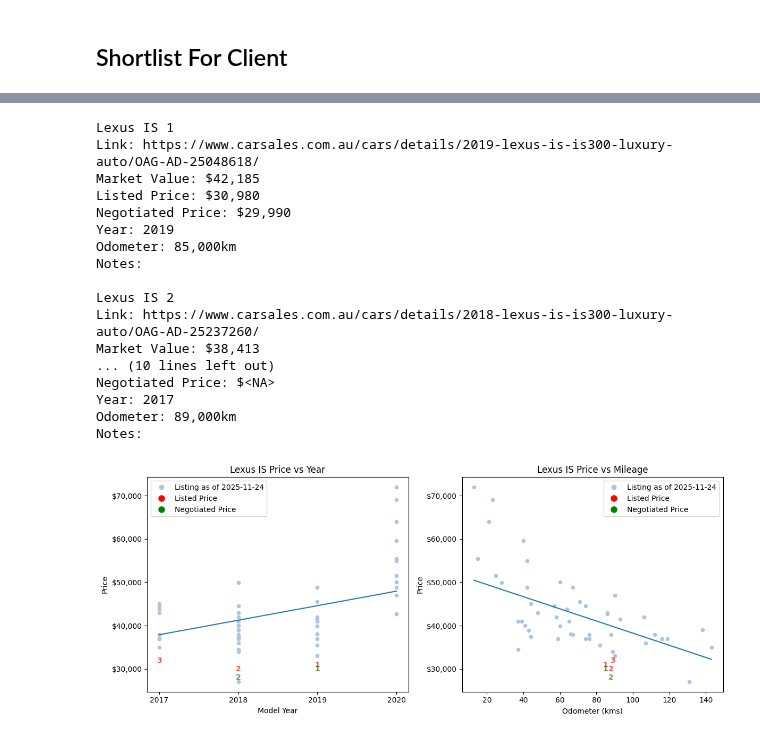
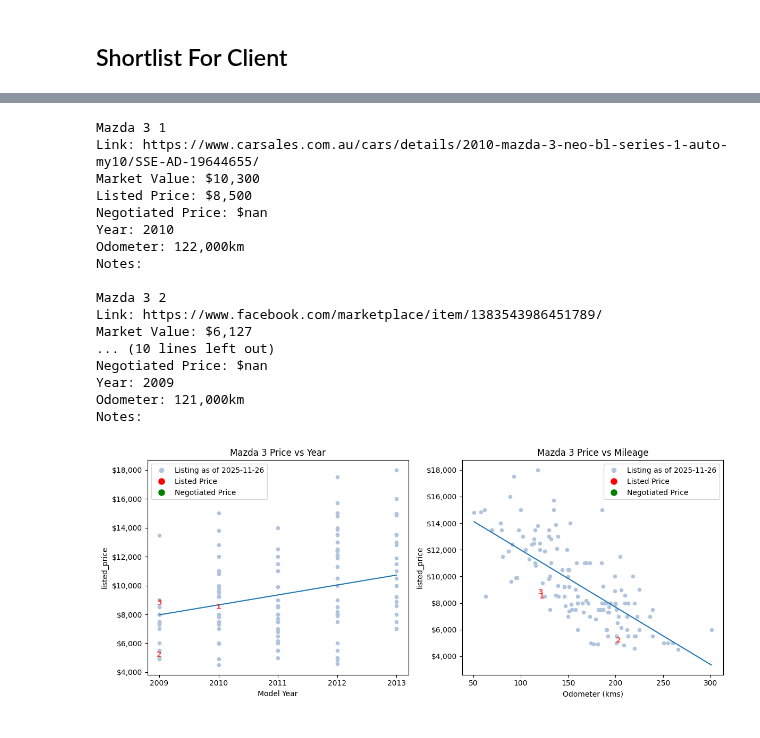
Before and after one commit to imrogerjiang/market_analysis, a Jupyter notebook: analytics.ipynb, the cells around one changed output, grey strips where cells are left out. Saved outputs shown, nothing was run; the diff lists cells and outputs as text; code cells hidden in the pictures.

```diff
--- a/analytics.ipynb
+++ b/analytics.ipynb
@@ -352,12 +342,12 @@ df1 = df1.copy()
 # 1) Coerce to numeric (allow bad cells to become NaN)
 df1['year']     = pd.to_numeric(df1['year'], errors='coerce')
 df1['odometer'] = pd.to_numeric(df1['odometer'], errors='coerce')
-df1['price']    = pd.to_numeric(df1['price'], errors='coerce')
+df1["listed_price"]    = pd.to_numeric(df1["listed_price"], errors='coerce')
 df1['age'] = 2026 - df1['year']
 
 # 2) Build X, y as float and drop rows with NaNs
 X_num = df1[['age','odometer']].astype(float)
-y_num = df1['price'].astype(float)
+y_num = df1["listed_price"].astype(float)
 keep  = X_num.notna().all(axis=1) & y_num.notna()
 
 X = sm.add_constant(X_num.loc[keep])
@@ -372,7 +362,7 @@ model = sm.OLS(y, X).fit()
 print(model.summary())
 
 df1.loc[keep, 'predicted_price'] = model.predict(X)
-df1.loc[keep, 'value_diff'] = df1.loc[keep, 'predicted_price'] - df1.loc[keep, 'price']
+df1.loc[keep, 'value_diff'] = df1.loc[keep, 'predicted_price'] - df1.loc[keep, "listed_price"]
 
 print(f"Used {keep.sum()} rows; dropped {len(df1) - keep.sum()} rows.")
 
@@ -408,7 +398,7 @@ Used 68 rows; dropped 11 rows.
 # %%
 # Identify n best value cars
 within_crit = df1[
-    (df1["price"]<budget[1]) & (df1['price']>budget[0])
+    (df1["listed_price"]<budget[1]) & (df1["listed_price"]>budget[0])
     & (df1['year']>=year)
     & (df1['odometer']<odo[1]) & (df1['odometer']>odo[0])
 ]
@@ -537,12 +515,12 @@ df1 = df1.copy()
 # 1) Coerce to numeric (allow bad cells to become NaN)
 df1['year']     = pd.to_numeric(df1['year'], errors='coerce')
 df1['odometer'] = pd.to_numeric(df1['odometer'], errors='coerce')
-df1['price']    = pd.to_numeric(df1['price'], errors='coerce')
+df1["listed_price"]    = pd.to_numeric(df1["listed_price"], errors='coerce')
 df1['age'] = 2026 - df1['year']
 
 # 2) Build X, y as float and drop rows with NaNs
 X_num = df1[['age','odometer']].astype(float)
-y_num = df1['price'].astype(float)
+y_num = df1["listed_price"].astype(float)
 keep  = X_num.notna().all(axis=1) & y_num.notna()
 
 X = sm.add_constant(X_num.loc[keep])
@@ -557,7 +535,7 @@ model = sm.OLS(y, X).fit()
 print(model.summary())
 
 df1.loc[keep, 'predicted_price'] = model.predict(X)
-df1.loc[keep, 'value_diff'] = df1.loc[keep, 'predicted_price'] - df1.loc[keep, 'price']
+df1.loc[keep, 'value_diff'] = df1.loc[keep, 'predicted_price'] - df1.loc[keep, "listed_price"]
 
 print(f"Used {keep.sum()} rows; dropped {len(df1) - keep.sum()} rows.")
 # %% [output]
@@ -582,11 +560,8 @@ Used 51 rows; dropped 0 rows.
 # ╔═════════════════════════════════╗
 # ║ ✏️ VA TO PASTE SHORLIST HREFS   ║
 
-specific_cars = df1[df1["href"].isin([
-    "https://www.carsales.com.au/cars/details/2017-lexus-is-is300h-luxury-auto/OAG-AD-25099653/",
-    # "https://www.onlycars.com.au/sedan/lexus/2016-lexus-is300h-f-sport-hybrid-1337934764_976d4c41-2b7f-4999-b70b-b9b44064d6fa",
-    # "https://www.carsales.com.au/cars/details/2018-lexus-is-is300-luxury-auto/OAG-AD-24865146/",
-])]
+listing_ids = ["sse-ad-19644655", "790068114200008", "1383543986451789"]
+specific_cars = df1[df1["href"].str.contains("|".join(listing_ids), case=False, na=False)]
 
 # ╚═════════════════════════════════╝
 
@@ -605,7 +580,7 @@ for _, row in best_n.iterrows():
     print(f"{model_name} {row['rank']}")
     print(f"Link: {row['href']}")
     print(f"Market Value: ${row['predicted_price']:,.0f}")
-    print(f"Listed Price: ${row['price']:,}")
+    print(f"Listed Price: ${row["listed_price"]:,}")
     try:
         print(f"Negotiated Price: ${row['nego_price']:,.0f}")
     except KeyError as e:
@@ -614,22 +589,22 @@ for _, row in best_n.iterrows():
     print(f"Odometer: {row['odometer']:,.0f},000km")
     print(f"Notes:\n")
 # %% [output]
-Lexus IS 1
-Link: https://www.carsales.com.au/cars/details/2019-lexus-is-is300-luxury-auto/OAG-AD-25048618/
-Market Value: $42,185
-Listed Price: $30,980
-Negotiated Price: $29,990
-Year: 2019
-Odometer: 85,000km
+Mazda 3 1
+Link: https://www.carsales.com.au/cars/details/2010-mazda-3-neo-bl-series-1-auto-my10/SSE-AD-19644655/
+Market Value: $10,300
+Listed Price: $8,500
+Negotiated Price: $nan
+Year: 2010
+Odometer: 122,000km
 Notes:
 
-Lexus IS 2
-Link: https://www.carsales.com.au/cars/details/2018-lexus-is-is300-luxury-auto/OAG-AD-25237260/
-Market Value: $38,413
+Mazda 3 2
+Link: https://www.facebook.com/marketplace/item/1383543986451789/
+Market Value: $6,127
 ... (10 lines left out)
-Negotiated Price: $<NA>
-Year: 2017
-Odometer: 89,000km
+Negotiated Price: $nan
+Year: 2009
+Odometer: 121,000km
 Notes:
 # %%
 # Function to format price axis
@@ -644,12 +619,12 @@ other_listings['age'] = 2026 - other_listings['year']
 best_n['age'] = 2026 - best_n['year']
 
 # Scatter (Year vs Price)
-ax1.scatter(other_listings['year'], other_listings['price'],
+ax1.scatter(other_listings['year'], other_listings["listed_price"],
             label='Data', color='lightsteelblue', s=20)
 
 for _, row in best_n.iterrows():
-    ax1.scatter(row['year'], row['price'], s=70, facecolors='none', linewidths=1.2)
-    ax1.text(row['year'], row['price'], str(int(row['rank'])),
+    ax1.scatter(row['year'], row["listed_price"], s=70, facecolors='none', linewidths=1.2)
+    ax1.text(row['year'], row["listed_price"], str(int(row['rank'])),
              ha='center', va='center', fontsize=10, fontweight='bold',
              color='red', alpha=0.7)
     if not pd.isna(row['nego_price']):
@@ -677,16 +652,16 @@ ax1.plot(year_range, y_line, label='Regression line')
 ax1.xaxis.set_major_locator(MaxNLocator(integer=True))
 ax1.yaxis.set_major_formatter(FuncFormatter(price_format))
 ax1.set_xlabel('Model Year')
-ax1.set_ylabel('Price')
+ax1.set_ylabel("listed_price")
 ax1.set_title(f"{model_name} Price vs Year")
 
 # Scatter (Odometer vs Price)
-ax2.scatter(other_listings['odometer'], other_listings['price'],
+ax2.scatter(other_listings['odometer'], other_listings["listed_price"],
             label='Data', color='lightsteelblue', s=20)
 
 for _, row in best_n.iterrows():
-    ax2.scatter(row['odometer'], row['price'], s=70, facecolors='none', linewidths=1.2)
-    ax2.text(row['odometer'], row['price'], str(int(row['rank'])),
+    ax2.scatter(row['odometer'], row["listed_price"], s=70, facecolors='none', linewidths=1.2)
+    ax2.text(row['odometer'], row["listed_price"], str(int(row['rank'])),
              ha='center', va='center', fontsize=10, fontweight='bold',
              color='red', alpha=0.7)
     if not pd.isna(row['nego_price']):
@@ -702,32 +677,32 @@ mean_age = other_listings['age'].mean()
 
 X_line2 = pd.DataFrame({
     'const': 1,
     'age': [mean_age] * 100,
     'odometer': odometer_range
 })
 
 y_line2 = model.predict(X_line2)
 ax2.plot(odometer_range, y_line2, label='Regression line')
 
 ax2.yaxis.set_major_formatter(FuncFormatter(price_format))
 ax2.set_xlabel('Odometer (kms)')
-ax2.set_ylabel('Price')
+ax2.set_ylabel("listed_price")
 ax2.set_title(f"{model_name} Price vs Mileage")
 
 
 # Legend handles
 live_listing_handle = Line2D([], [], marker='o', color='lightsteelblue', linestyle='None', markersize=6, label=f'Listing as of {df1.iloc[0]["date_scraped"]}')
 listed_price_handle = Line2D([], [], marker='o', color='red', linestyle='None',
                                  markersize=8, label='Listed Price')
 negotiated_price_handle = Line2D([], [], marker='o', color='green', linestyle='None',
                                  markersize=8, label='Negotiated Price')
 
 # Apply legend to both subplots
 ax1.legend(handles=[live_listing_handle, listed_price_handle, negotiated_price_handle])
 ax2.legend(handles=[live_listing_handle, listed_price_handle, negotiated_price_handle])
 
 
 plt.tight_layout()
 plt.show()
 # %% [output]
-[figure, old version]
+[figure, new version]
```
Also changed, not shown: parts of 16 cells of this notebook.
